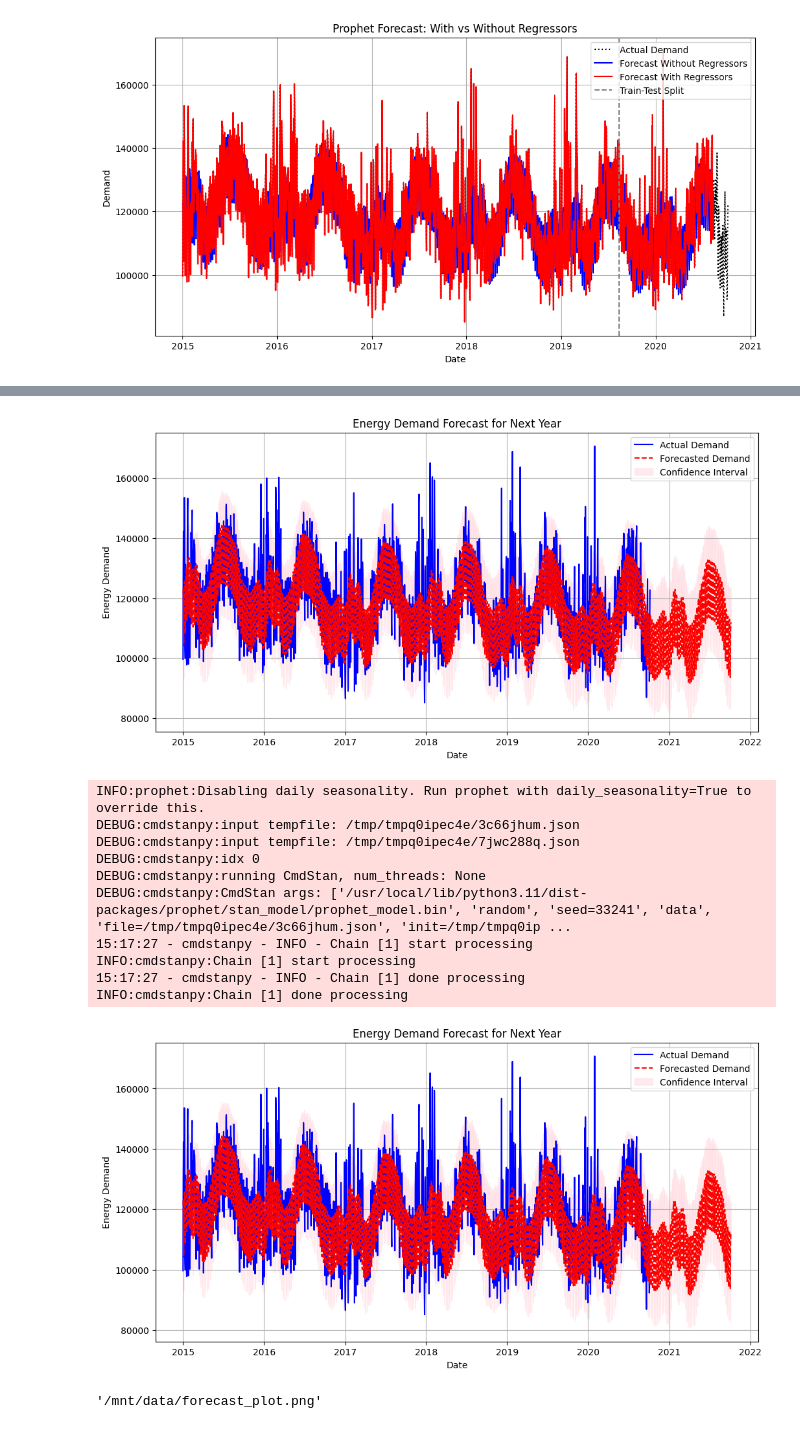
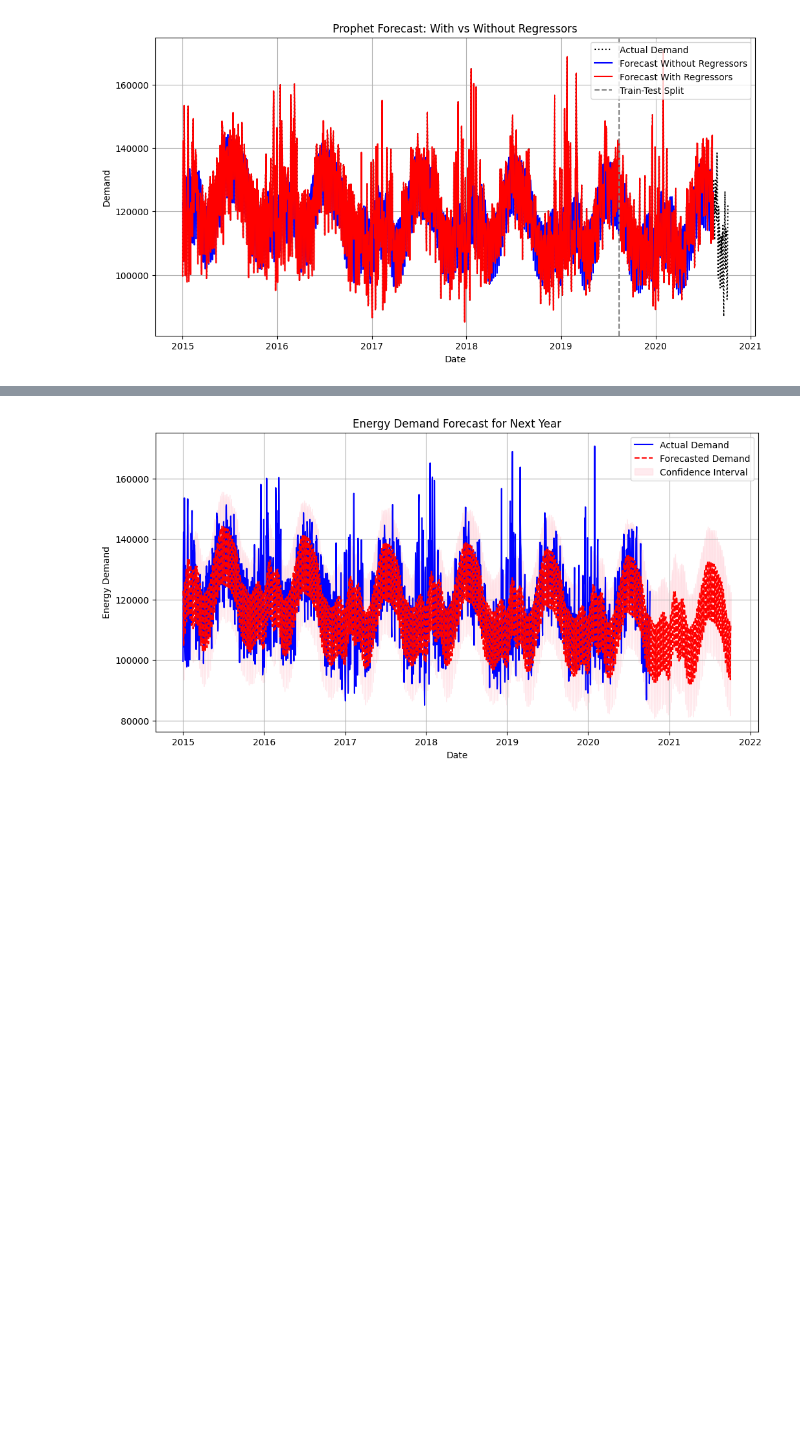
Before and after one commit to BolisettyPoojitha-16/Electricity_Demand-and_Price_ForecastingInfosys_Internship_Oct2025, a Jupyter notebook: prophet.ipynb, the cells around one changed output, grey strips where cells are left out. Saved outputs shown, nothing was run; the diff lists cells and outputs as text; code cells hidden in the pictures; blank space fills up the shorter version.

```diff
--- a/prophet.ipynb
+++ b/prophet.ipynb
@@ -399,10 +399,7 @@ import pandas as pd
 import numpy as np
 import matplotlib.pyplot as plt
 from prophet import Prophet
-import pandas as pd
-import numpy as np
-import matplotlib.pyplot as plt
-from prophet import Prophet
+
 
 # Load the dataset
 file_path ="processed_dataset.csv"
@@ -442,45 +439,5 @@ plt.savefig(forecast_plot_path)
 
 # Show the plot
 plt.show()
-
-# Return the saved file path
-forecast_plot_path
-# Ensure correct column names for Prophet
-df.rename(columns={'date': 'ds', 'demand': 'y'}, inplace=True)
-
-# Convert 'ds' to datetime format
-df['ds'] = pd.to_datetime(df['ds'])
-
-# Train the Prophet model
-model = Prophet()
-model.fit(df)
-
-# Create future dataframe for next 1 year
-future = model.make_future_dataframe(periods=365, freq='D')
-
-# Forecast
-forecast = model.predict(future)
-
-# Replot and save the forecast graph
-
-plt.figure(figsize=(12, 6))
-plt.plot(df['ds'], df['y'], label="Actual Demand", color='blue')
-plt.plot(forecast['ds'], forecast['yhat'], label="Forecasted Demand", color='red', linestyle='dashed')
-plt.fill_between(forecast['ds'], forecast['yhat_lower'], forecast['yhat_upper'], color='pink', alpha=0.3, label="Confidence Interval")
-plt.xlabel("Date")
-plt.ylabel("Energy Demand")
-plt.title("Energy Demand Forecast for Next Year")
-plt.legend()
-plt.grid()
-
-# Save the plot
-forecast_plot_path = "/mnt/data/forecast_plot.png"
-plt.savefig(forecast_plot_path)
-
-# Show the plot
-plt.show()
-
-# Return the saved file path
-forecast_plot_path
 # %% [output]
 INFO:prophet:Disabling daily seasonality. Run prophet with daily_seasonality=True to override this.
@@ -495,14 +452,2 @@ INFO:cmdstanpy:Chain [1] start processing
 INFO:cmdstanpy:Chain [1] done processing
-[figure, old version]
+[figure, new version]
-INFO:prophet:Disabling daily seasonality. Run prophet with daily_seasonality=True to override this.
-DEBUG:cmdstanpy:input tempfile: /tmp/tmpq0ipec4e/3c66jhum.json
-DEBUG:cmdstanpy:input tempfile: /tmp/tmpq0ipec4e/7jwc288q.json
-DEBUG:cmdstanpy:idx 0
-DEBUG:cmdstanpy:running CmdStan, num_threads: None
-DEBUG:cmdstanpy:CmdStan args: ['/usr/local/lib/python3.11/dist-packages/prophet/stan_model/prophet_model.bin', 'random', 'seed=33241', 'data', 'file=/tmp/tmpq0ipec4e/3c66jhum.json', 'init=/tmp/tmpq0ip ...
-15:17:27 - cmdstanpy - INFO - Chain [1] start processing
-INFO:cmdstanpy:Chain [1] start processing
-15:17:27 - cmdstanpy - INFO - Chain [1] done processing
-INFO:cmdstanpy:Chain [1] done processing
-[figure, removed]
-'/mnt/data/forecast_plot.png'
```
Also changed, not shown: parts of 1 cell of this notebook.
